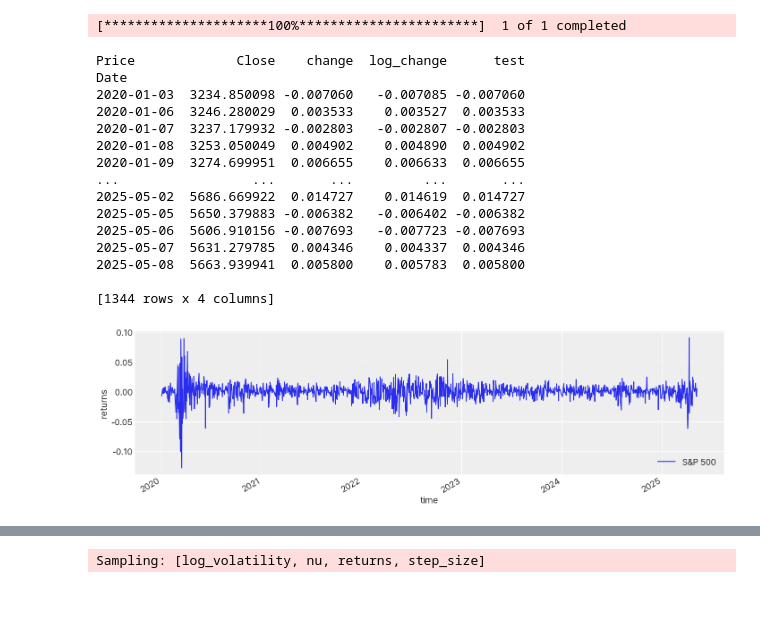
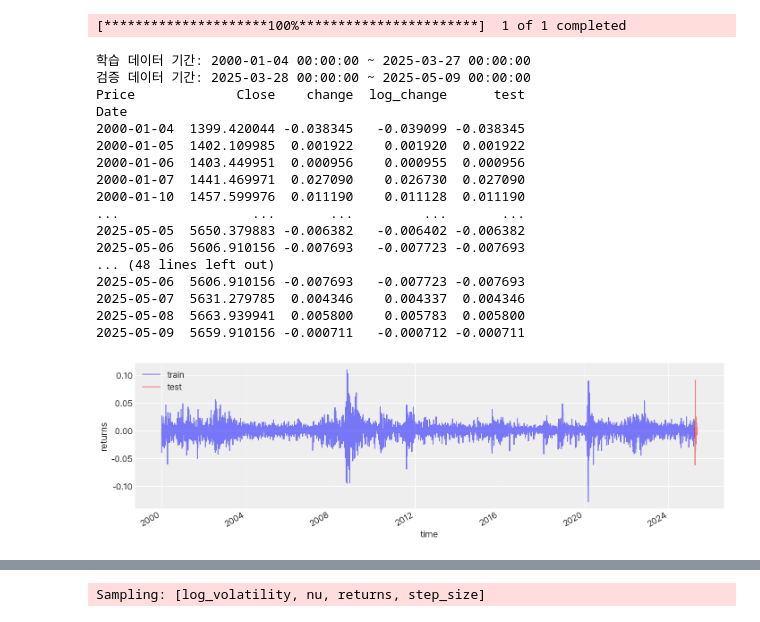
Before and after one commit to birdblues/BAP3, a Jupyter notebook: 연습/svmodel copy 2.ipynb, the cells around one changed output, grey strips where cells are left out. Drawn from its saved outputs; the diff is of its cells as text; code cells hidden in the pictures.

```diff
--- a/연습/svmodel copy 2.ipynb
+++ b/연습/svmodel copy 2.ipynb
@@ -7,7 +7,7 @@ import pymc as pm
 import arviz as az
 
 # S&P500 지수 다운로드 (티커: ^GSPC)
-data = yf.download("^GSPC", start="2020-01-01")
+data = yf.download("^GSPC", start="2000-01-01", end="2025-10-01")
 returns = data.loc[:, pd.IndexSlice[:, "^GSPC", :]]
 returns.columns = returns.columns.droplevel(1)  # ^GSPC 레벨 제거
 
@@ -26,28 +26,45 @@ returns = returns.dropna()
 # 필요한 열만 선택
 returns = returns[["Close", "change", "log_change", "test"]]
 
+# 데이터 분할 기준일: 가장 최신 날짜 기준으로 일주일 전
+split_date = returns.index[-30]
+
+# 학습 데이터: 일주일 전까지
+train_data = returns[returns.index < split_date]
+
+# 검증 데이터: 일주일 동안
+test_data = returns[returns.index >= split_date]
+
+print(f"학습 데이터 기간: {train_data.index.min()} ~ {train_data.index.max()}")
+print(f"검증 데이터 기간: {test_data.index.min()} ~ {test_data.index.max()}")
+
 print(returns)
+print(train_data)
+print(test_data)
 # %% [output]
 [*********************100%***********************]  1 of 1 completed
+학습 데이터 기간: 2000-01-04 00:00:00 ~ 2025-03-27 00:00:00
+검증 데이터 기간: 2025-03-28 00:00:00 ~ 2025-05-09 00:00:00
 Price             Close    change  log_change      test
 Date
-2020-01-03  3234.850098 -0.007060   -0.007085 -0.007060
-2020-01-06  3246.280029  0.003533    0.003527  0.003533
-2020-01-07  3237.179932 -0.002803   -0.002807 -0.002803
-2020-01-08  3253.050049  0.004902    0.004890  0.004902
-2020-01-09  3274.699951  0.006655    0.006633  0.006655
+2000-01-04  1399.420044 -0.038345   -0.039099 -0.038345
+2000-01-05  1402.109985  0.001922    0.001920  0.001922
+2000-01-06  1403.449951  0.000956    0.000955  0.000956
+2000-01-07  1441.469971  0.027090    0.026730  0.027090
+2000-01-10  1457.599976  0.011190    0.011128  0.011190
 ...                 ...       ...         ...       ...
-2025-05-02  5686.669922  0.014727    0.014619  0.014727
 2025-05-05  5650.379883 -0.006382   -0.006402 -0.006382
+2025-05-06  5606.910156 -0.007693   -0.007723 -0.007693
+... (48 lines left out)
 2025-05-06  5606.910156 -0.007693   -0.007723 -0.007693
 2025-05-07  5631.279785  0.004346    0.004337  0.004346
 2025-05-08  5663.939941  0.005800    0.005783  0.005800
-
-[1344 rows x 4 columns]
+2025-05-09  5659.910156 -0.000711   -0.000712 -0.000711
 # %%
 fig, ax = plt.subplots(figsize=(14, 4))
-returns.plot(y="log_change", label="S&P 500", ax=ax)
+train_data.plot(y="log_change", label="train", ax=ax, color="blue", alpha=0.5)
+test_data.plot(y="log_change", label="test", ax=ax, color="red", alpha=0.5)
 ax.set(xlabel="time", ylabel="returns")
 ax.legend();
 # %% [output]
-[figure, old version]
+[figure, new version]
```
Also changed, not shown: parts of 30 cells of this notebook, 1 other file.
